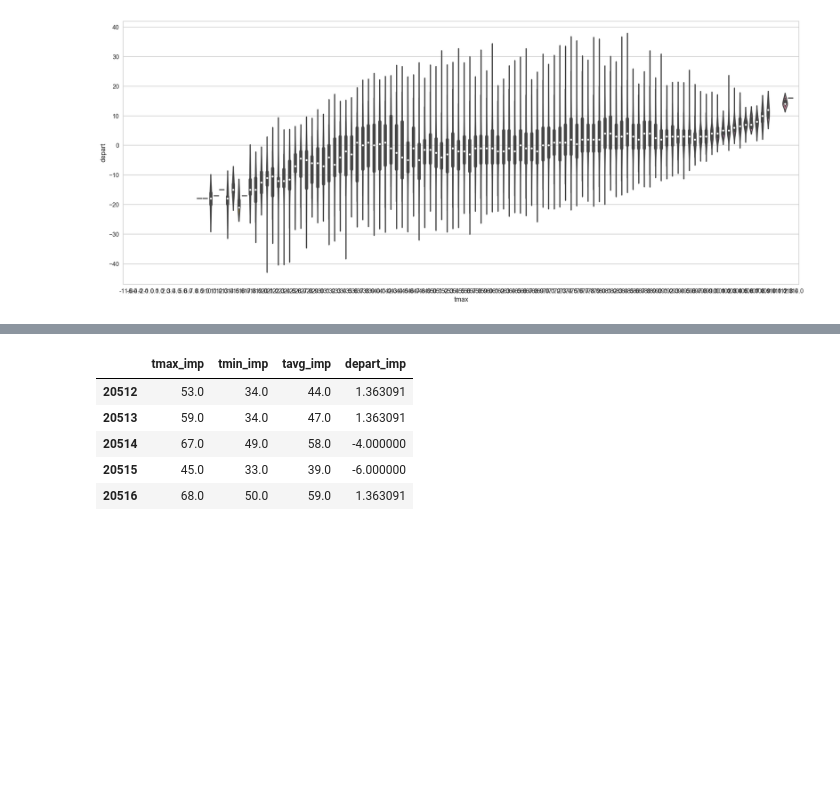
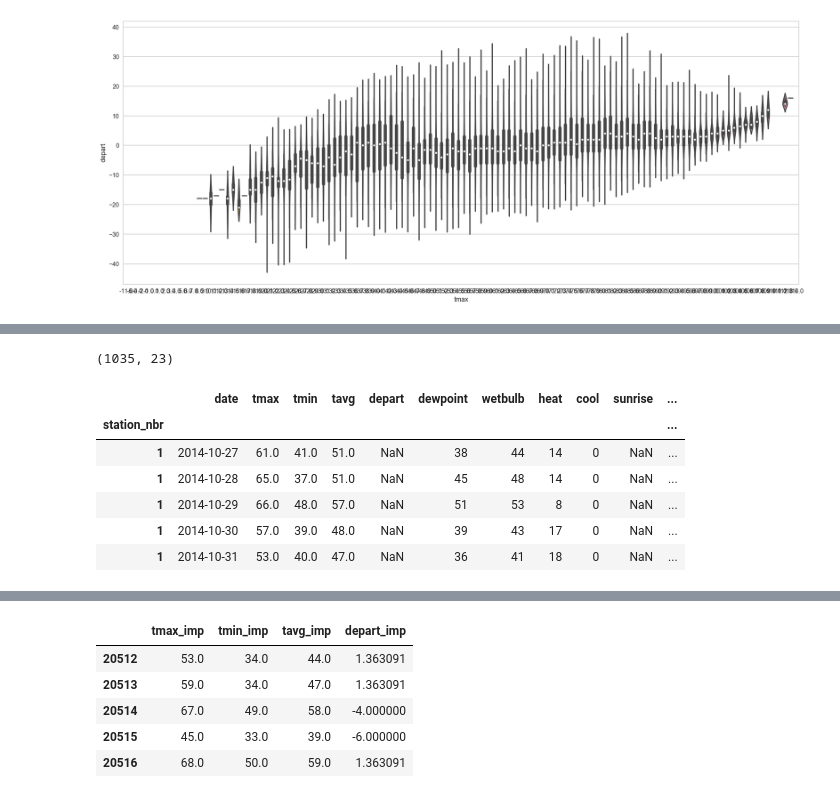
Before and after one commit to j-haaaaan/dss7_regproj1-walmart, a Jupyter notebook: EDA(Preprocessing).ipynb, the cells around one changed output, grey strips where cells are left out. Cells and saved outputs as stored; diff of their text form; code cells hidden in the pictures; blank space fills up the shorter version.

```diff
--- a/EDA(Preprocessing).ipynb
+++ b/EDA(Preprocessing).ipynb
@@ -264,0 +294,12 @@ plt.show()
+# %%
+print(np.shape(df_st1))
+df_st1.tail()
+# %% [output]
+(1035, 23)
+|  | date | tmax | tmin | tavg | depart | dewpoint | wetbulb | heat | cool | sunrise | ... |
+| station_nbr |  |  |  |  |  |  |  |  |  |  | ... |
+| 1 | 2014-10-27 | 61.0 | 41.0 | 51.0 | NaN | 38 | 44 | 14 | 0 | NaN | ... |
+| 1 | 2014-10-28 | 65.0 | 37.0 | 51.0 | NaN | 45 | 48 | 14 | 0 | NaN | ... |
+| 1 | 2014-10-29 | 66.0 | 48.0 | 57.0 | NaN | 51 | 53 | 8 | 0 | NaN | ... |
+| 1 | 2014-10-30 | 57.0 | 39.0 | 48.0 | NaN | 39 | 43 | 17 | 0 | NaN | ... |
+| 1 | 2014-10-31 | 53.0 | 40.0 | 47.0 | NaN | 36 | 41 | 18 | 0 | NaN | ... |
```
Also changed, not shown: parts of 11 cells of this notebook.
